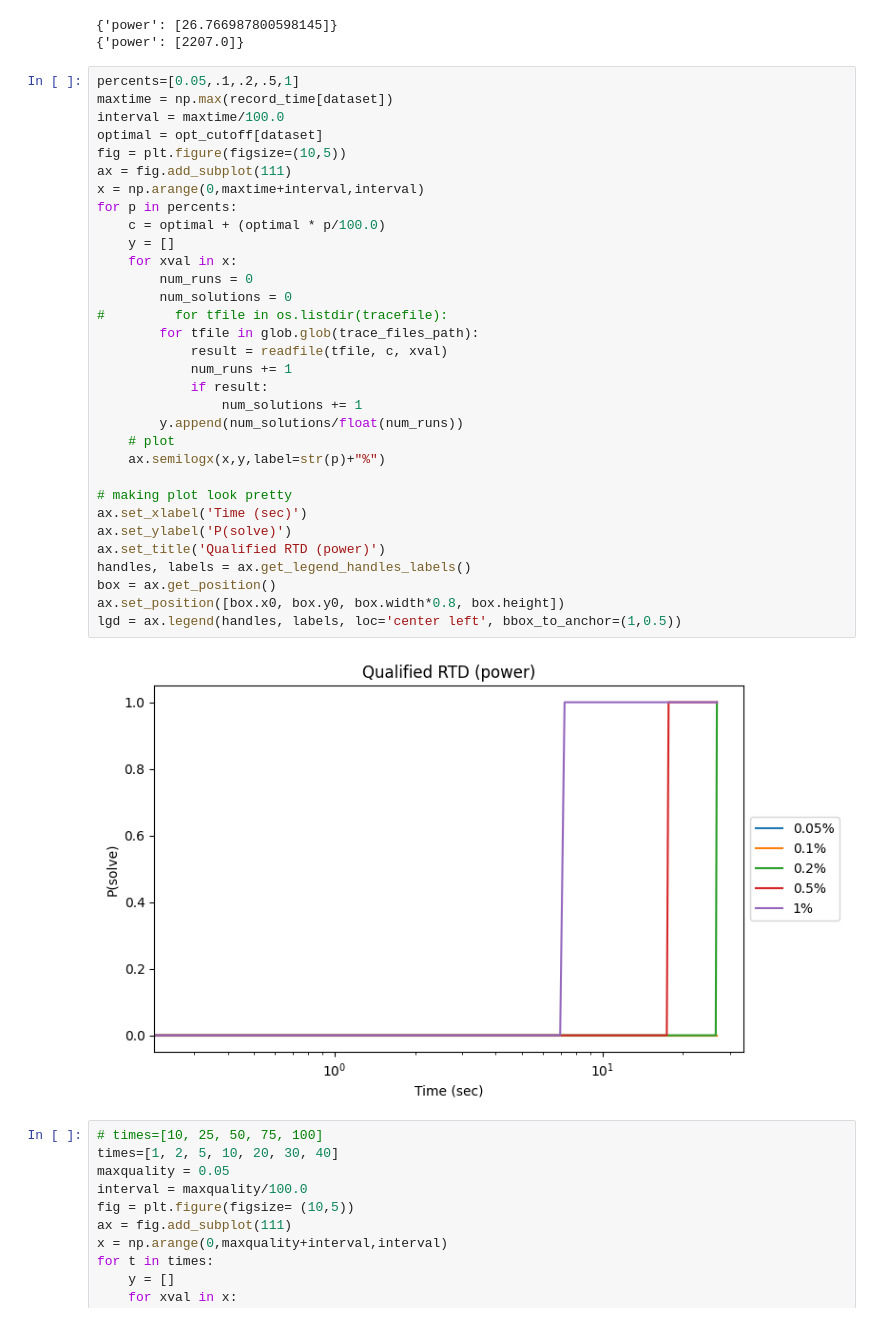
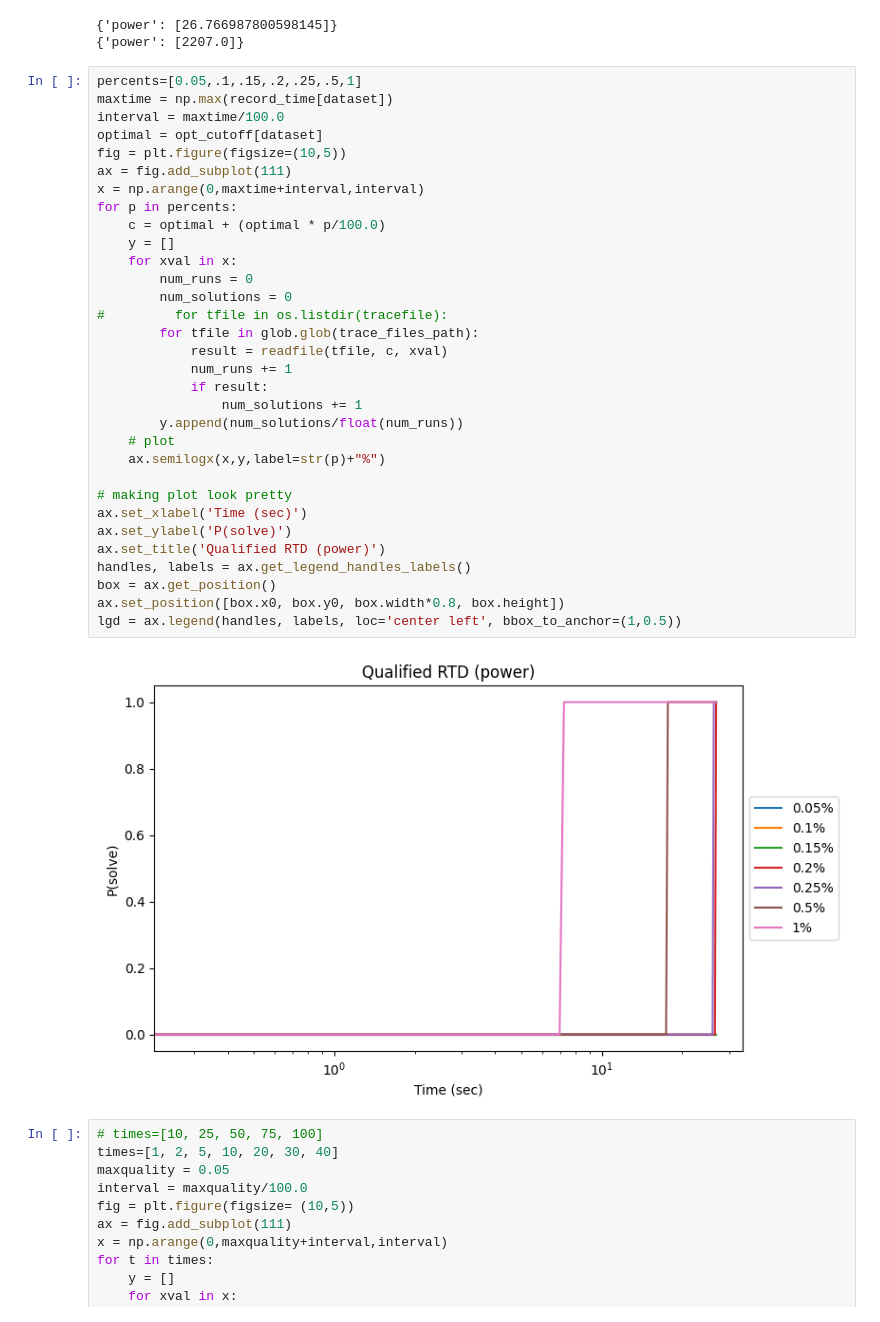
Before and after one commit to asheelvant3/MVC-Final-Project-CSE-6140, a Jupyter notebook: Evaluation_power_vH.ipynb, the cells around one changed output. Drawn from its saved outputs; the diff is of its cells as text.

```diff
--- a/Evaluation_power_vH.ipynb
+++ b/Evaluation_power_vH.ipynb
@@ -56,39 +56,39 @@ print (record_nV)
 {'power': [26.766987800598145]}
 {'power': [2207.0]}
 # %%
-percents=[0.05,.1,.2,.5,1]
+percents=[0.05,.1,.15,.2,.25,.5,1]
 maxtime = np.max(record_time[dataset])
 interval = maxtime/100.0
 optimal = opt_cutoff[dataset]
 fig = plt.figure(figsize=(10,5))
 ax = fig.add_subplot(111)
 x = np.arange(0,maxtime+interval,interval)
 for p in percents:
     c = optimal + (optimal * p/100.0)
     y = []
     for xval in x:
         num_runs = 0
         num_solutions = 0
 #         for tfile in os.listdir(tracefile):
         for tfile in glob.glob(trace_files_path):
             result = readfile(tfile, c, xval)
             num_runs += 1
             if result:
                 num_solutions += 1
         y.append(num_solutions/float(num_runs))
     # plot
     ax.semilogx(x,y,label=str(p)+"%")
 
 # making plot look pretty
 ax.set_xlabel('Time (sec)')
 ax.set_ylabel('P(solve)')
 ax.set_title('Qualified RTD (power)')
 handles, labels = ax.get_legend_handles_labels()
 box = ax.get_position()
 ax.set_position([box.x0, box.y0, box.width*0.8, box.height])
 lgd = ax.legend(handles, labels, loc='center left', bbox_to_anchor=(1,0.5))
 # %% [output]
-[figure, old version]
+[figure, new version]
 # %%
 # times=[10, 25, 50, 75, 100]
 times=[1, 2, 5, 10, 20, 30, 40]
```
Also changed, not shown: 5 other files.
